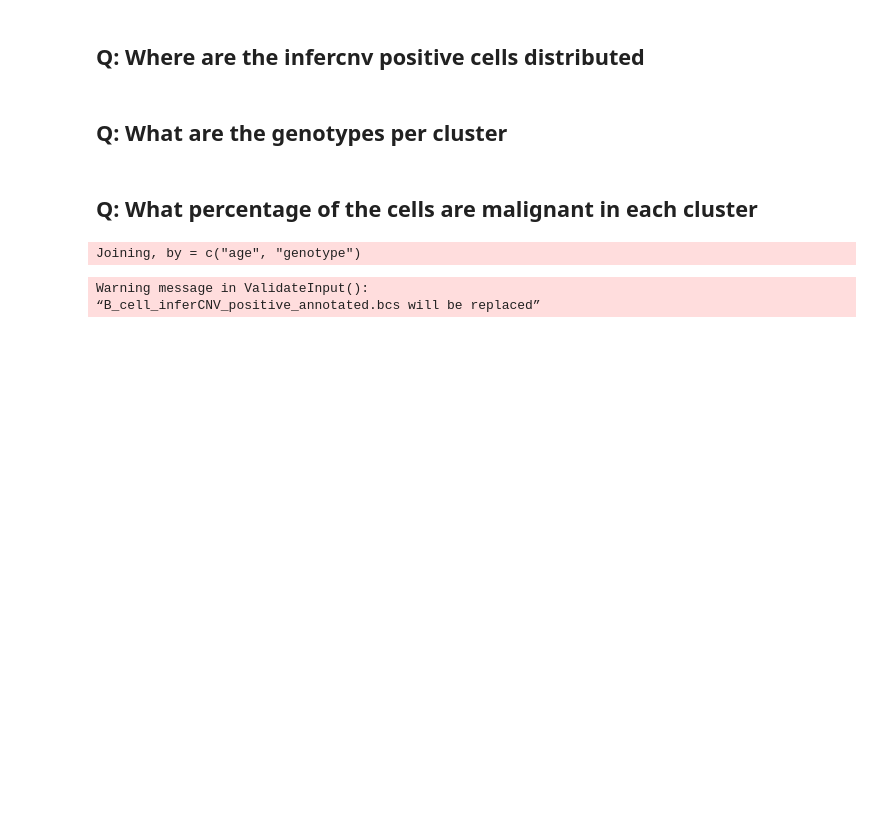
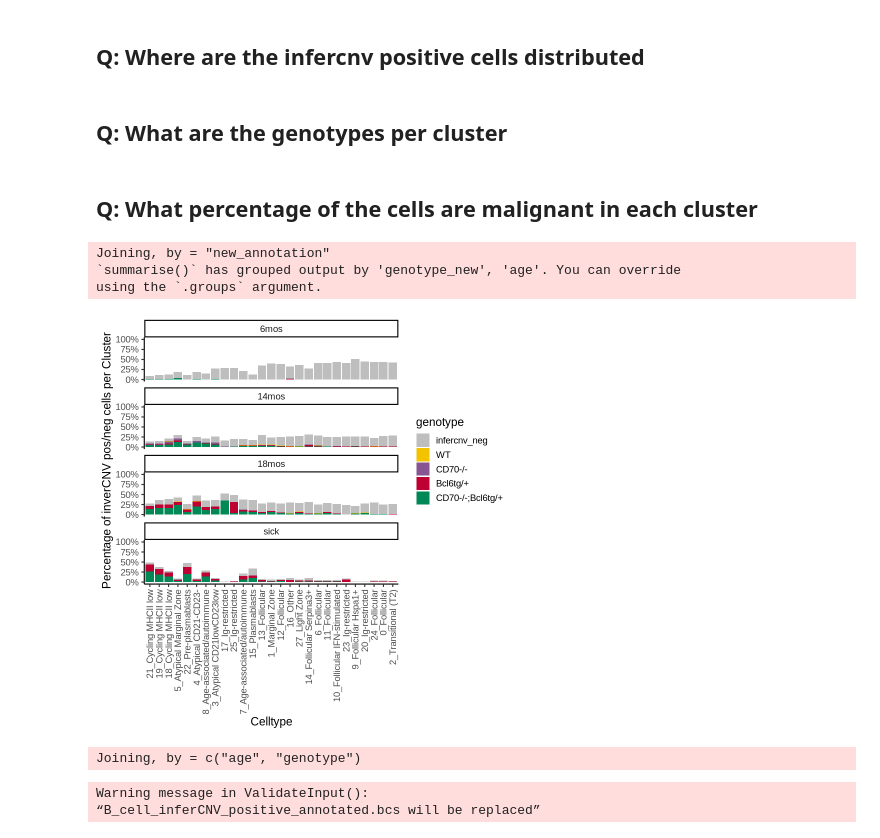
Before and after one commit to baigal628/mm_dlbcl_manuscript, a Jupyter notebook: scripts/10_define_inferCNV_pos_cells_in_each_samples.ipynb, the cells around one changed output. Saved outputs shown, nothing was run; the diff lists cells and outputs as text; code cells hidden in the pictures; blank space fills up the shorter version.

```diff
--- a/scripts/10_define_inferCNV_pos_cells_in_each_samples.ipynb
+++ b/scripts/10_define_inferCNV_pos_cells_in_each_samples.ipynb
@@ -655,6 +655,8 @@ B_cell@meta.data[rownames(B_cell@reductions$umap@cell.embeddings), "UMAP_1"] = B
 B_cell@meta.data[rownames(B_cell@reductions$umap@cell.embeddings), "UMAP_2"] = B_cell@reductions$umap@cell.embeddings[,'UMAP_2']
 # %% [markdown]
 ## Read inferCNV saved B-cell object
+# %%
+B_cell<- readRDS("./data/objects/B_cell_inferCNV_positive_annotated.rds")
 # %%
 B_cell@meta.data  %>%
     mutate(age = factor(age, levels = c("6mos", "14mos", "18mos", "sick")))  %>%
@@ -1046,3 +1048,39 @@ B_cell@meta.data  %>%
     labs(x = "Celltype", y = "Percentage of non-malinant cells per Cluster", fill = "genotype")
 
 ggsave("./results/figures/10_inferCNV_percentage_of_infercnv_neg_cells_per_annotation_by_age_by_genotype.pdf", width = 8, height = 10)
+# %%
+df_frac_infercnv_per_age_per_genotype<-
+    B_cell@meta.data  %>%
+    mutate(age = factor(age, levels = c("6mos", "14mos", "18mos", "sick")))  %>%
+    mutate(genotype = factor(genotype, levels = c("WT", "CD70-/-", "Bcl6tg/+", "CD70-/-;Bcl6tg/+")))  %>%
+    # counting pos and neg per genotype x age x cluster
+    count(infercnv, new_annotation, age, genotype, name = "n_infercnv_cells_cluster_sample")  %>%
+    # total number of cells per cluster
+    left_join(count(B_cell@meta.data, new_annotation, name = "total_n_cells_cluster"))  %>%
+    # fraction of pos and neg per genotype x age x cluster by
+    mutate(percentage_infercnv_cells_cluster = n_infercnv_cells_cluster_sample/total_n_cells_cluster)   %>%
+    mutate(infercnv = factor(infercnv, levels = c("infercnv_neg", "infercnv_pos")))  %>%
+    mutate(new_annotation = factor(new_annotation, levels = new_annotation_level))  %>%
+    mutate(genotype_new = ifelse(infercnv == "infercnv_pos", as.character(genotype), "infercnv_neg"))  %>%
+    group_by(genotype_new, age, new_annotation)  %>%
+    summarise(frac = sum(percentage_infercnv_cells_cluster))  %>% arrange(age, new_annotation, frac)  %>%
+    mutate(genotype_new = factor(genotype_new,
+                                 levels = c("infercnv_neg", "WT", "CD70-/-", "Bcl6tg/+", "CD70-/-;Bcl6tg/+")))
+# %% [output]
+Joining, by = "new_annotation"
+`summarise()` has grouped output by 'genotype_new', 'age'. You can override
+using the `.groups` argument.
+# %%
+df_frac_infercnv_per_age_per_genotype  %>%
+    ggplot(aes(x = new_annotation, y = frac, fill = genotype_new)) +
+    geom_bar(stat = "identity", position = 'stack') +
+    scale_y_continuous(labels = scales::percent, limits = c(0, 1)) +
+    scale_fill_manual(values =c("gray", kelly[c(3,4,7,10)])) +
+    facet_wrap( ~ age, scale= "free_y", ncol = 1) +
+    theme_classic(base_size = 14) +
+    theme(axis.text.x = element_text(angle = 90, vjust = 0.5, hjust=1)) +
+    labs(x = "Celltype", y = "Percentage of inverCNV pos/neg cells per Cluster", fill = "genotype")
+
+ggsave("./results/figures/10_inferCNV_percentage_of_infercnv_pos_and_neg_cells_per_annotation_by_age_by_genotype.pdf", width = 8, height = 10)
+# %% [output]
+[figure, added]
```
Also changed, not shown: parts of 1 cell of this notebook, 4 other files.
